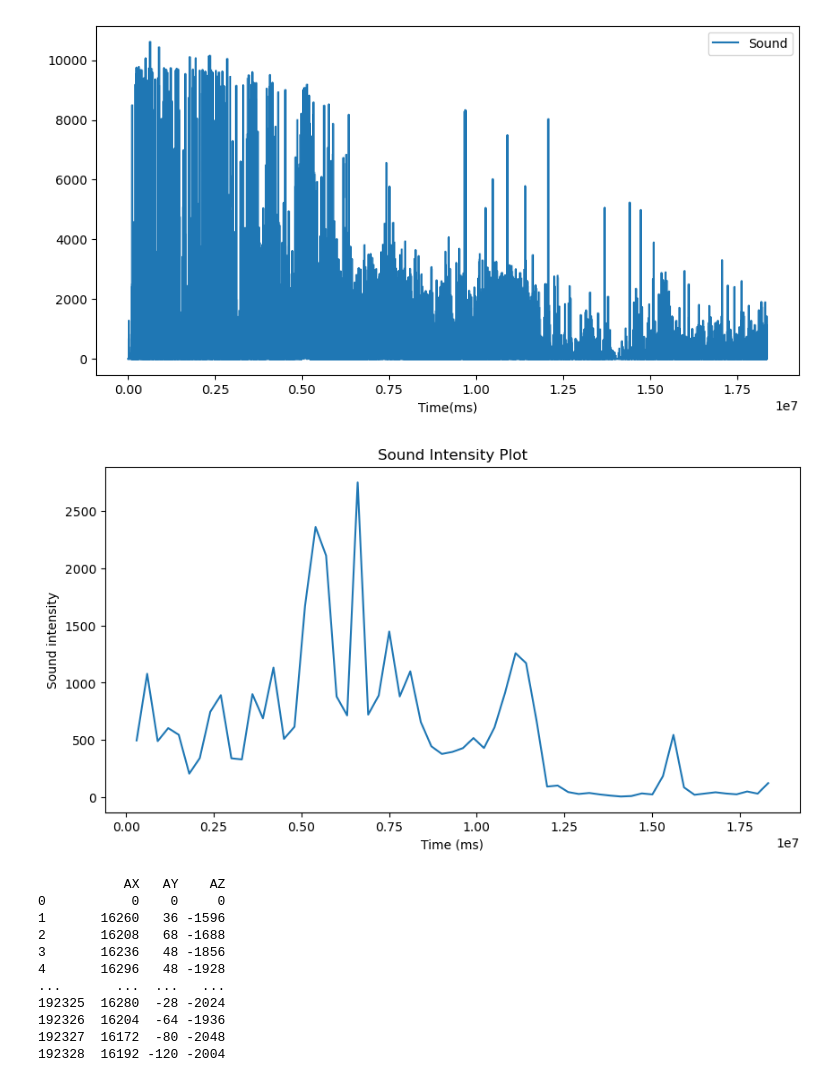
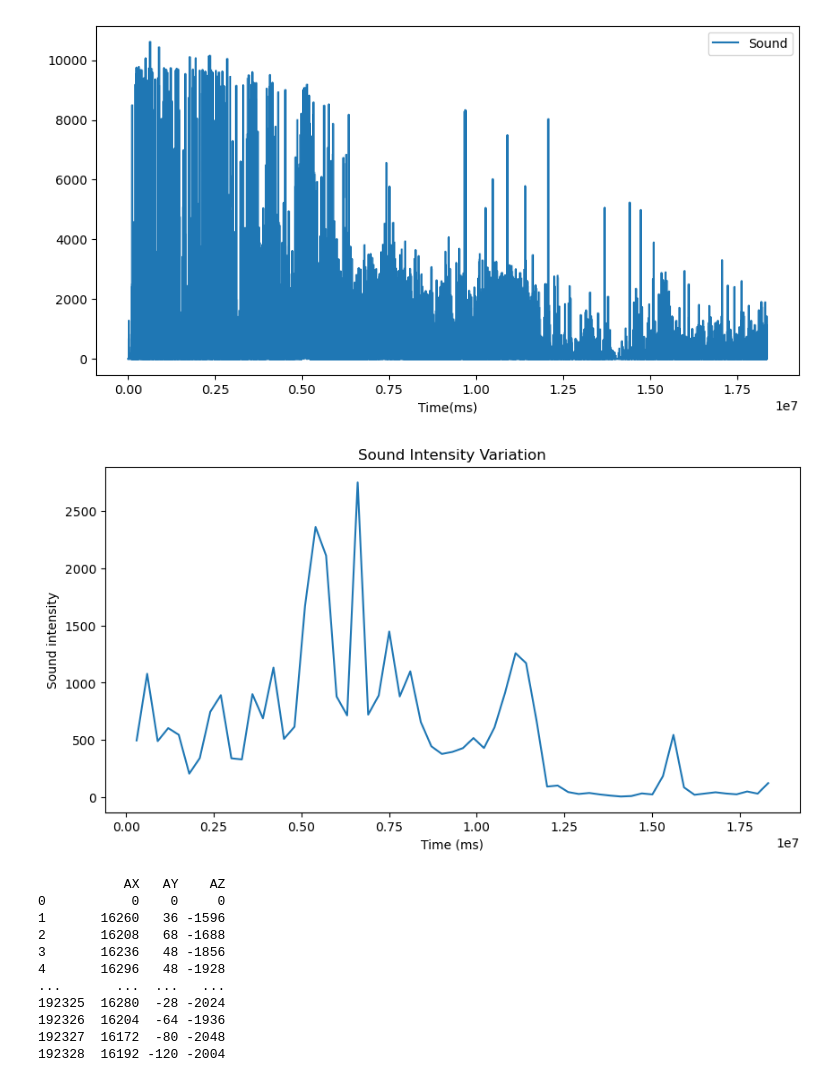
Before and after one commit to melissanghia/Traffic-Monitor-Arduino-MakerSPACE, a Jupyter notebook: code & data/data_analysis_code.ipynb, the cells around one changed output. Cells and saved outputs as stored; diff of their text form; code cells hidden in the pictures.

```diff
--- a/code & data/data_analysis_code.ipynb
+++ b/code & data/data_analysis_code.ipynb
@@ -137,36 +136,36 @@ Name: Sound, Length: 192330, dtype: int64
 
 count_sound = []
 time_list = []
 start_index = 0
 start_time = df.loc[start_index, "Sound"]
 
 # convert the "Time(ms)" column to a numpy array
 sound_values = df["Sound"].values
 
 # count how many tim
 for row in range(len(df)):
     end_time = times[row]
 
     if end_time - start_time > 300000:    # time interval: 5 seconds
         window_sound = sound_values[start_index:row+1]
-        counter = (window_sound > 500).sum()    # threshold sound intensity value
+        counter = (window_sound > 500).sum()    # threshold sound intensity value: 500
         count_sound.append(counter)
         time_list.append(end_time)
 
         start_index = row+2
         start_time = times[start_index]
 
 plt.figure(figsize=(10, 5))  # size of plot
 plt.plot(time_list,count_sound)
 
 # add labels and title
 plt.xlabel("Time (ms)")
 plt.ylabel("Sound intensity")
-plt.title("Sound Intensity Plot")
+plt.title("Sound Intensity Variation")
 
 plt.show()
 # %% [output]
-[figure, old version]
+[figure, new version]
 # %%
 # plot raw vibrations data
 print(df[["AX", "AY", "AZ"]])
```
Also changed, not shown: parts of 4 cells of this notebook.
